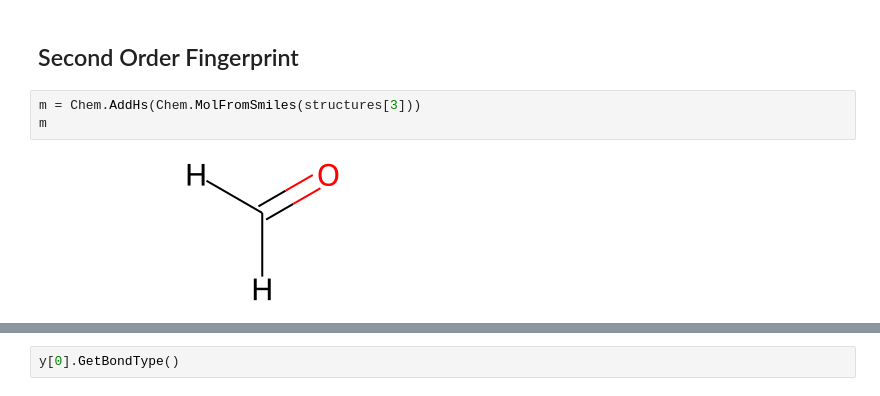
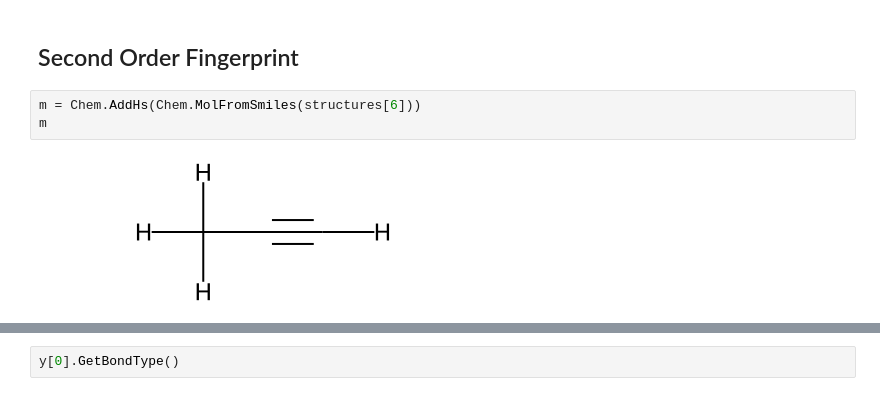
Before and after one commit to Kamesh-K/Motif-Based-Fingerprint, a Jupyter notebook: Fingerprints/HierachialFingerprint_1.ipynb, the cells around one changed output, grey strips where cells are left out. Saved outputs shown, nothing was run; the diff lists cells and outputs as text.

```diff
--- a/Fingerprints/HierachialFingerprint_1.ipynb
+++ b/Fingerprints/HierachialFingerprint_1.ipynb
@@ -188,8 +182,8 @@ array([[0.        , 0.        , 0.2       , 0.        , 0.        ,
 # %% [markdown]
 ## Second Order Fingerprint
 # %%
-m = Chem.AddHs(Chem.MolFromSmiles(structures[3]))
+m = Chem.AddHs(Chem.MolFromSmiles(structures[6]))
 m
 # %% [output]
-[figure, old version]
+[figure, new version]
 # %%
```
Also changed, not shown: parts of 14 cells of this notebook, 4 other files.
